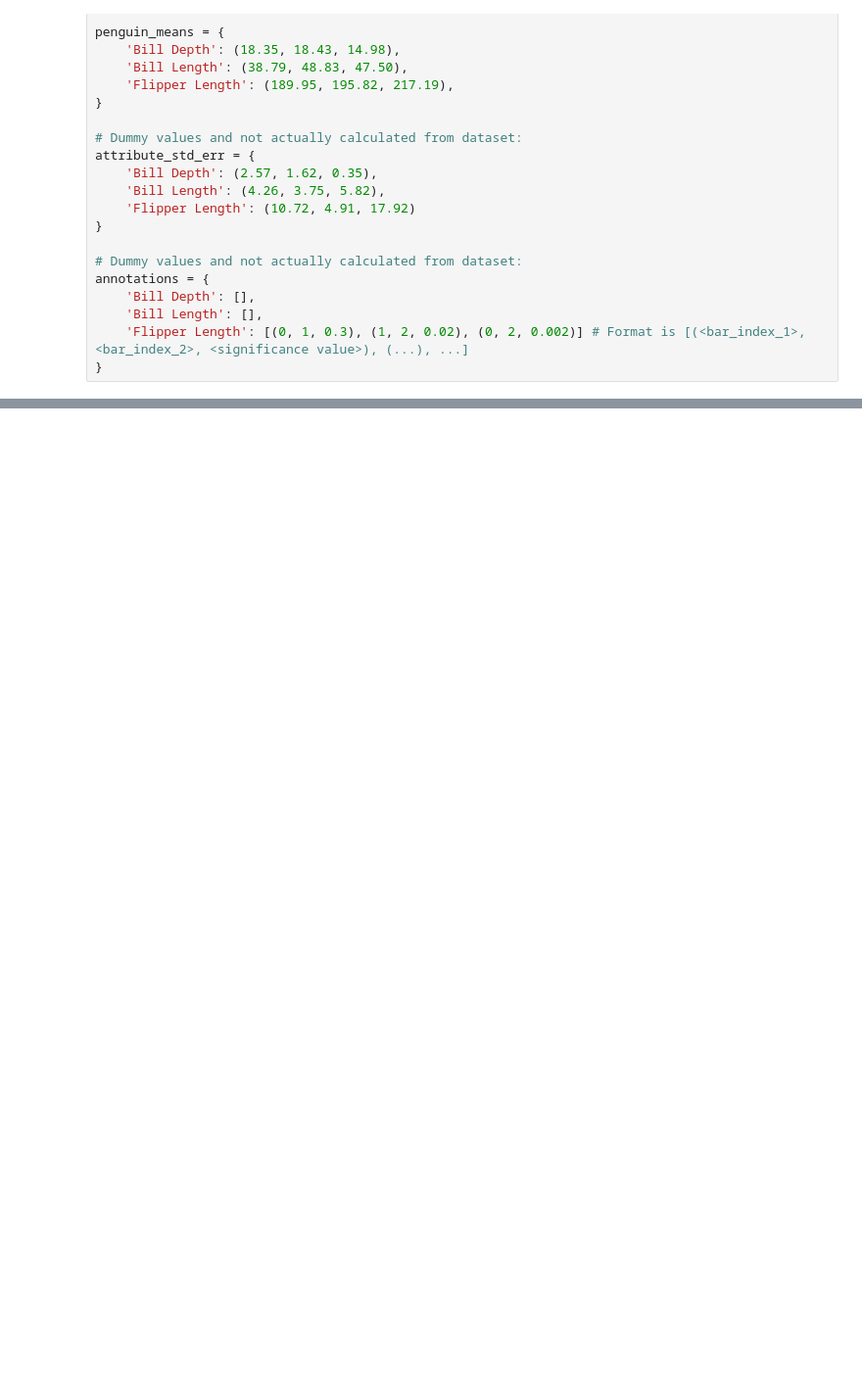
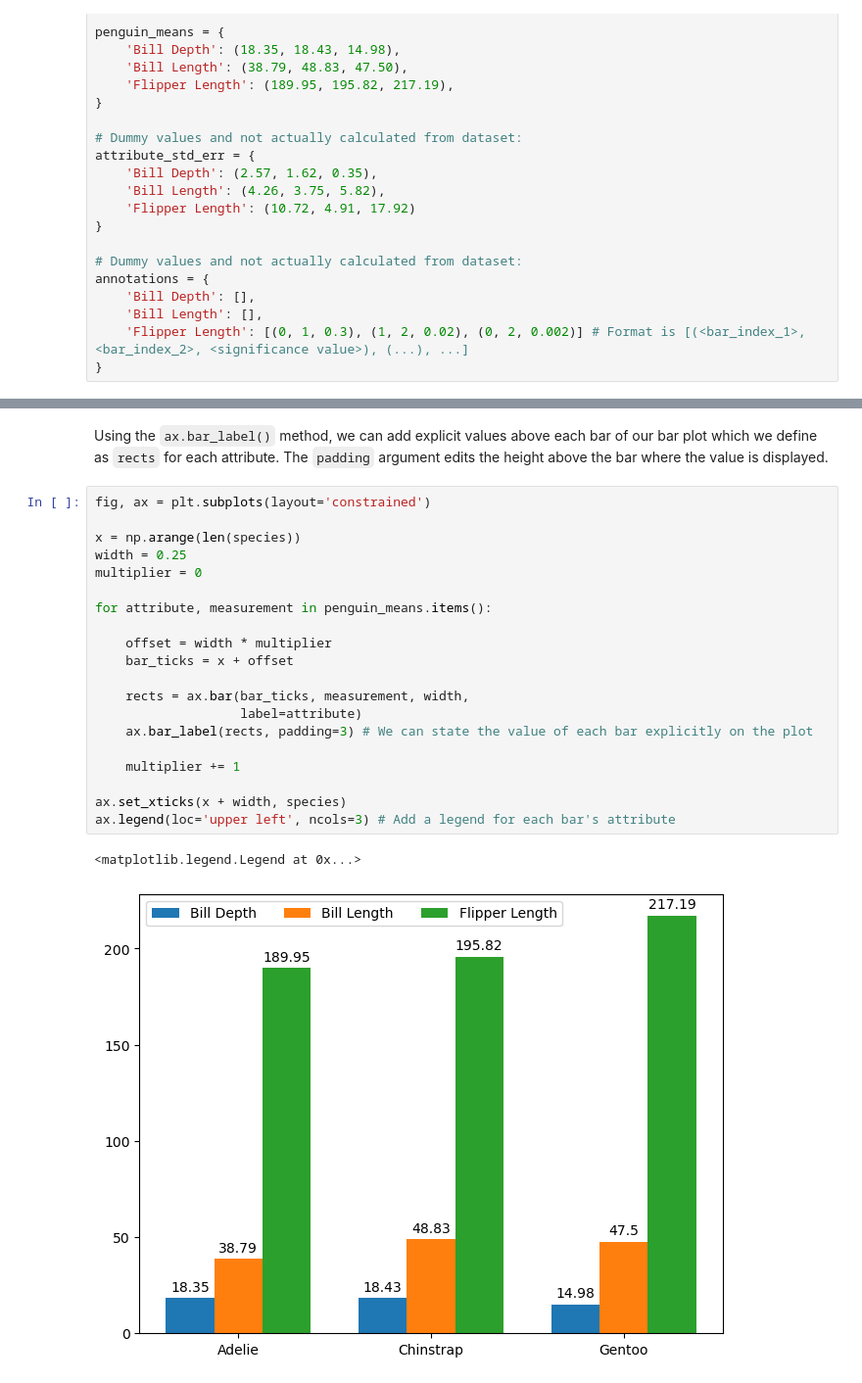
Before and after one commit to jkantorow/nucommlab-datavis-workshop, a Jupyter notebook: day-2/d_grouped_bar_with_star_sig.ipynb, the cells around one changed output, grey strips where cells are left out. Shown at 98% size. Drawn from its saved outputs; the diff is of its cells as text; blank space fills up the shorter version.

```diff
--- a/day-2/d_grouped_bar_with_star_sig.ipynb
+++ b/day-2/d_grouped_bar_with_star_sig.ipynb
@@ -71,0 +74,25 @@ ax.set_ylim(0, 350)
+# %% [markdown]
+Using the `ax.bar_label()` method, we can add explicit values above each bar of our bar plot which we define as `rects` for each attribute. The `padding` argument edits the height above the bar where the value is displayed.
+# %%
+fig, ax = plt.subplots(layout='constrained')
+
+x = np.arange(len(species))
+width = 0.25
+multiplier = 0
+
+for attribute, measurement in penguin_means.items():
+
+    offset = width * multiplier
+    bar_ticks = x + offset
+
+    rects = ax.bar(bar_ticks, measurement, width,
+                   label=attribute)
+    ax.bar_label(rects, padding=3) # We can state the value of each bar explicitly on the plot
+
+    multiplier += 1
+
+ax.set_xticks(x + width, species)
+ax.legend(loc='upper left', ncols=3) # Add a legend for each bar's attribute
+# %% [output]
+<matplotlib.legend.Legend at 0x...>
+[figure, added]
```
Also changed, not shown: parts of 18 cells of this notebook.
